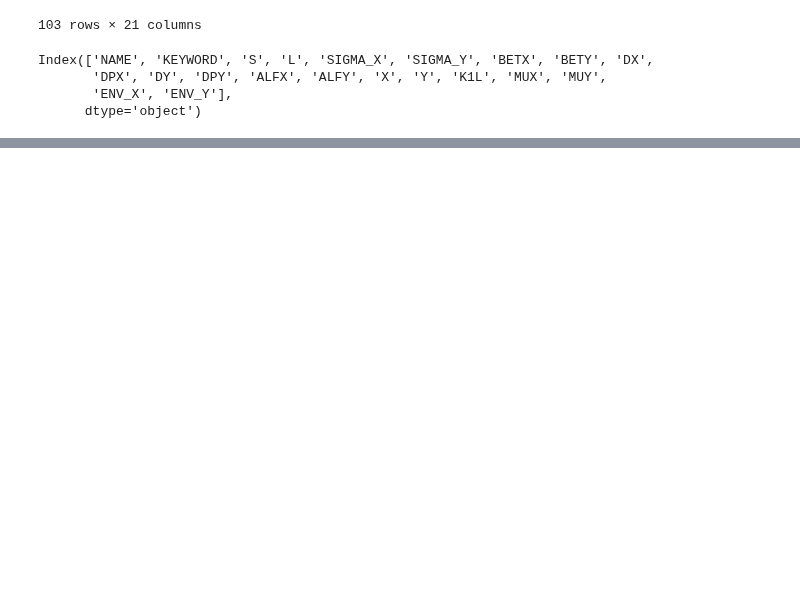
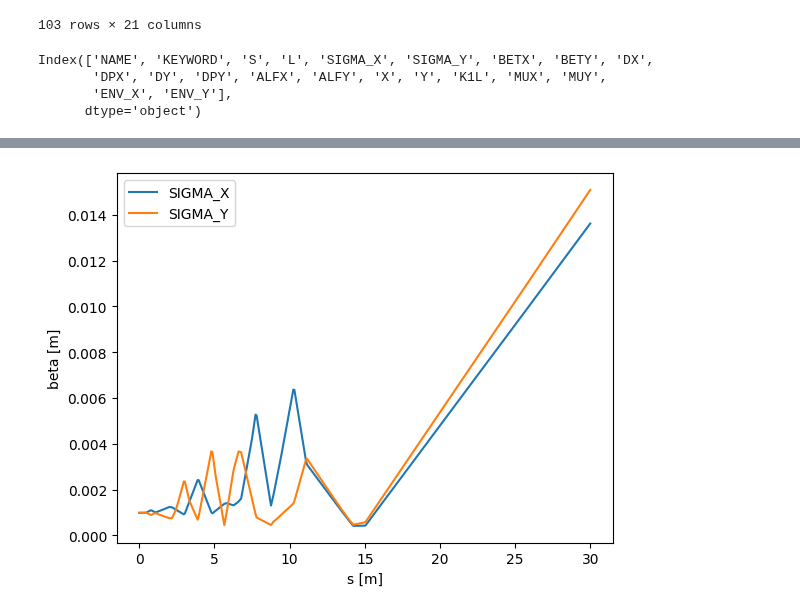
Before and after one commit to RL4AA/rl4aa24-tutorial, a Jupyter notebook: notebooks/load_lattice.ipynb, the cells around one changed output, grey strips where cells are left out. Saved outputs shown, nothing was run; the diff lists cells and outputs as text; code cells hidden in the pictures; blank space fills up the shorter version.

```diff
--- a/notebooks/load_lattice.ipynb
+++ b/notebooks/load_lattice.ipynb
@@ -86,0 +106,9 @@ segment.plot_twiss_over_lattice(beam=incoming_beam)
+# %%
+plt.plot(df["S"], df["SIGMA_X"], label="SIGMA_X")
+plt.plot(df["S"], df["SIGMA_Y"], label="SIGMA_Y")
+plt.legend()
+plt.xlabel("s [m]")
+plt.ylabel("beta [m]")
+plt.show()
+# %% [output]
+[figure, added]
```
Also changed, not shown: parts of 8 cells of this notebook.
